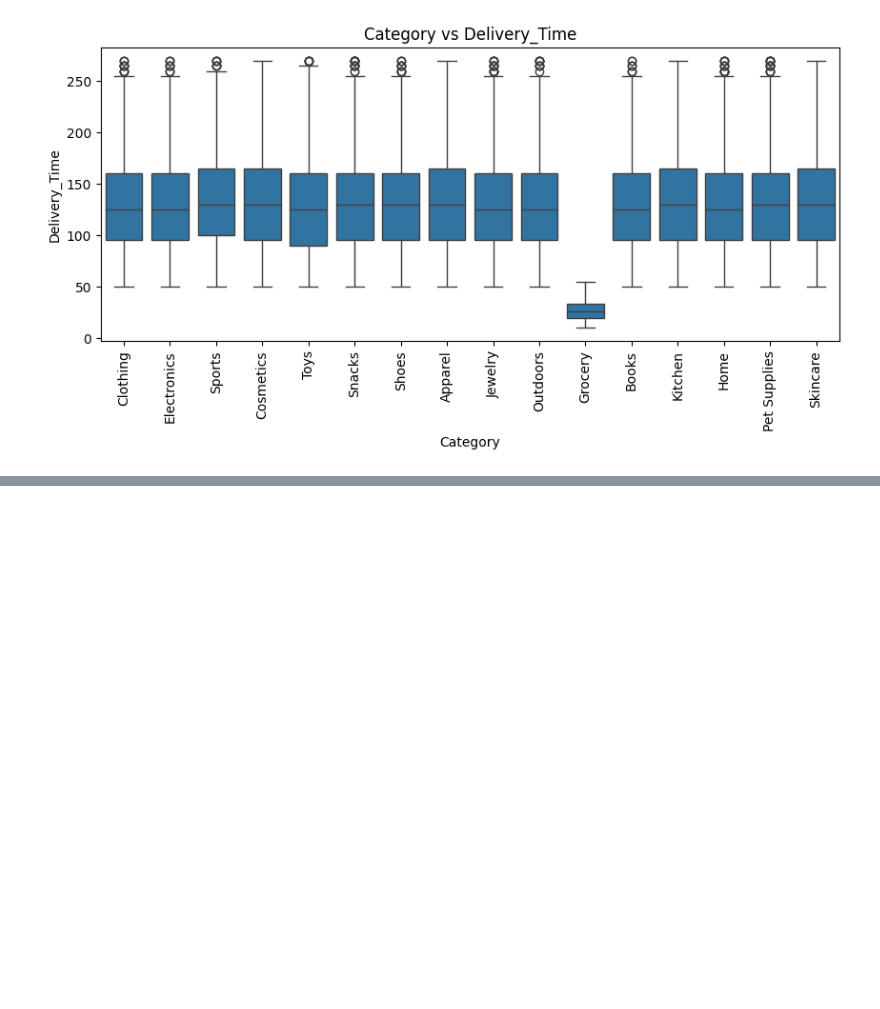
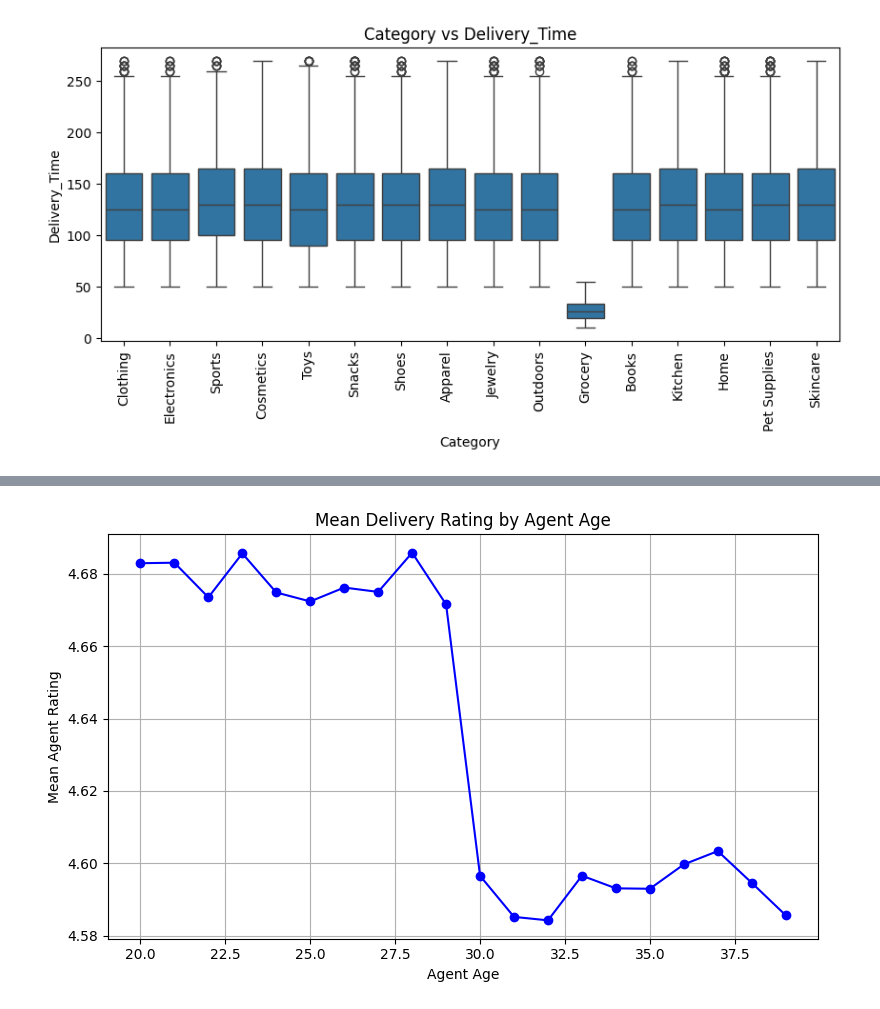
Before and after one commit to SarahAlshaikhmohamed/Amazon-Delivery-GeoAnalytics, a Jupyter notebook: Analytics/Preprocessing.ipynb, the cells around one changed output, grey strips where cells are left out. Saved outputs shown, nothing was run; the diff lists cells and outputs as text; code cells hidden in the pictures; blank space fills up the shorter version.

```diff
--- a/Analytics/Preprocessing.ipynb
+++ b/Analytics/Preprocessing.ipynb
@@ -309,0 +425,5 @@ plt.show()
+# %%
+# using gruop by age to calcluate the mean rating
+result = cleanDf.groupby('Agent_Age', as_index=False)['Agent_Rating'].mean()
+
+print(result)
@@ -309,0 +448,16 @@ plt.show()
+# %%
+# Plot the grouped data as a line graph
+plt.figure(figsize=(8, 5))
+plt.plot(result['Agent_Age'], result['Agent_Rating'], marker='o', linestyle='-', color='b')
+
+# Customize the plot
+plt.title('Mean Delivery Rating by Agent Age')
+plt.xlabel('Agent Age')
+plt.ylabel('Mean Agent Rating')
+plt.grid(True)
+plt.tight_layout()
+
+# Show the plot
+plt.show()
+# %% [output]
+[figure, added]
```
Also changed, not shown: parts of 12 cells of this notebook.
